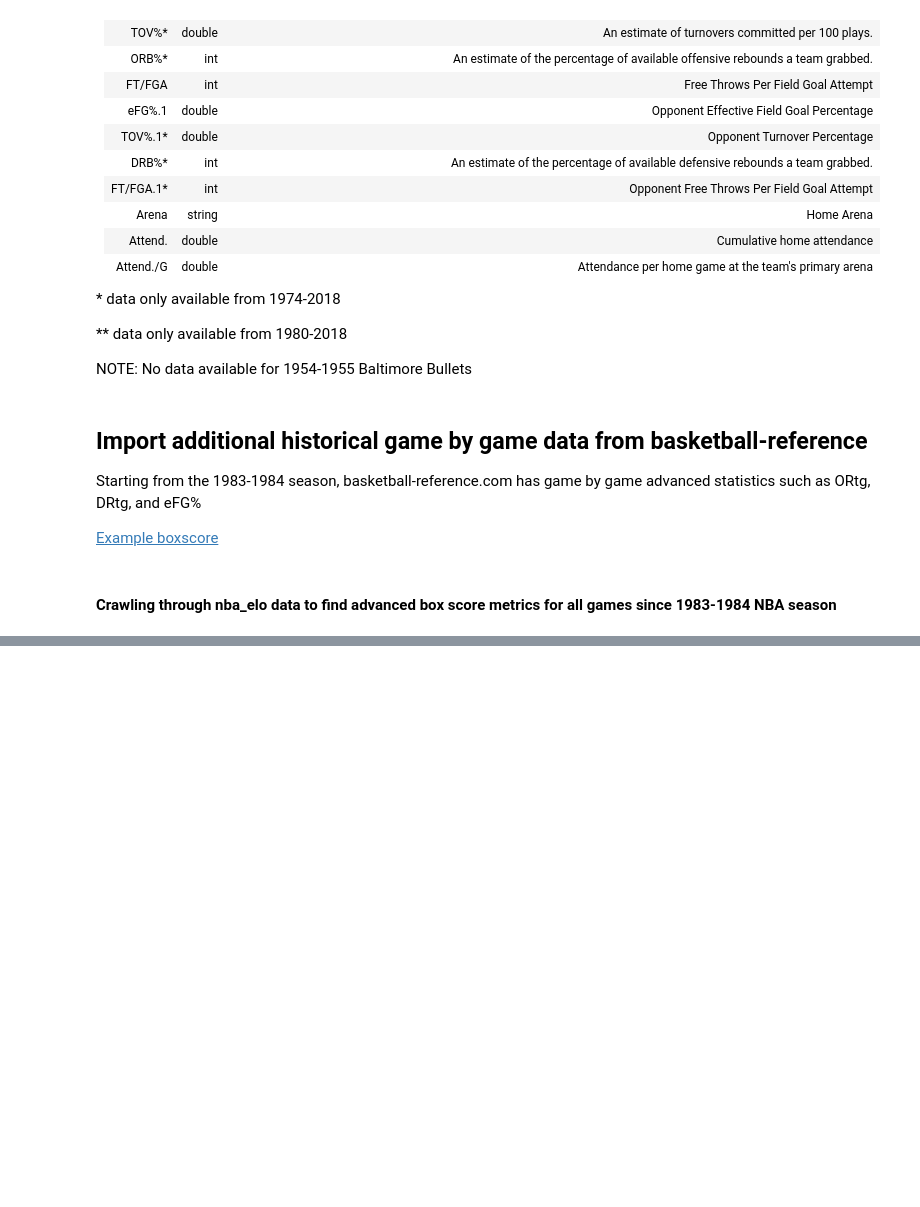
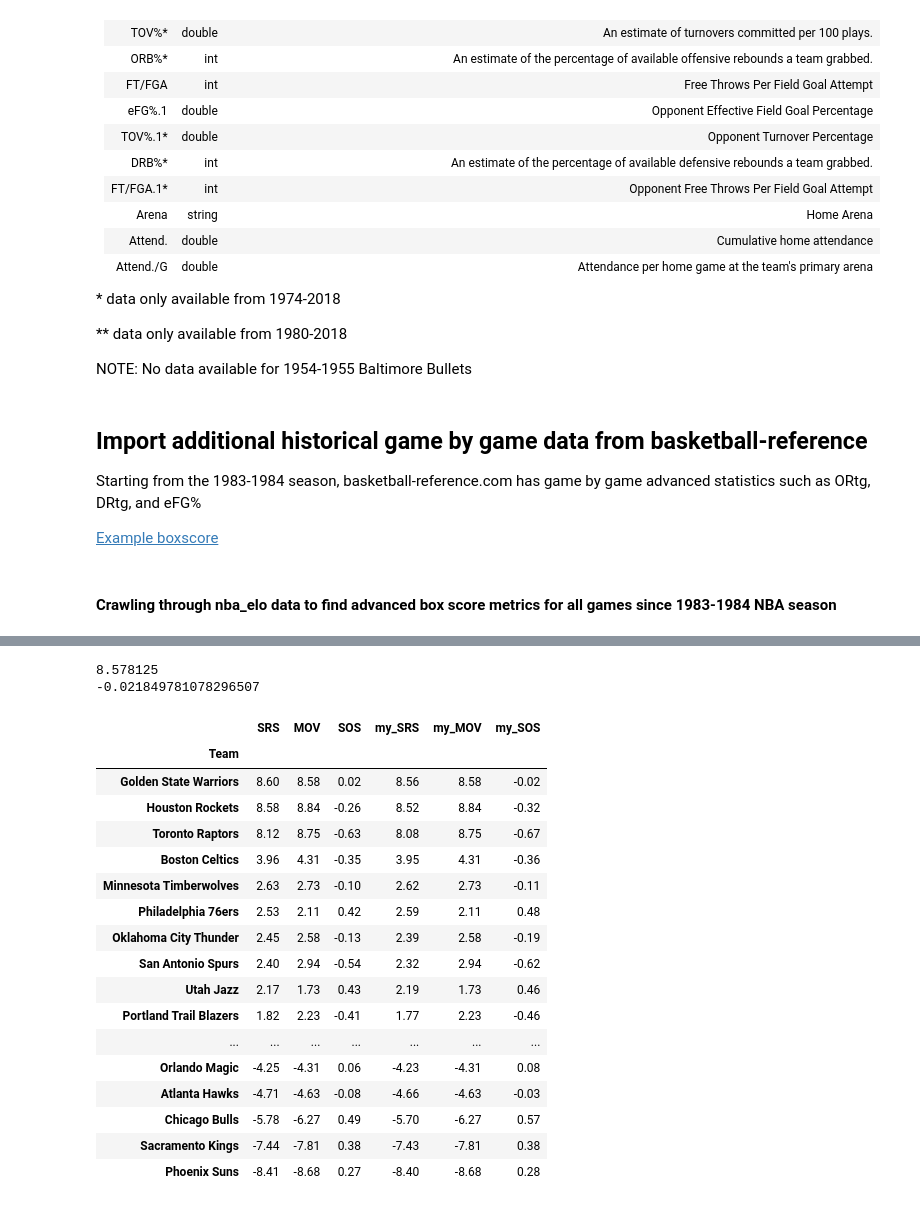
Before and after one commit to JKasakyan/nba-win-prob-model, a Jupyter notebook: Src/data_wrangle.ipynb, the cells around one changed output, grey strips where cells are left out. Saved outputs shown, nothing was run; the diff lists cells and outputs as text; code cells hidden in the pictures; blank space fills up the shorter version.

Commit message:
initial attempt to calculate rolling SRS

```diff
--- a/Src/data_wrangle.ipynb
+++ b/Src/data_wrangle.ipynb
@@ -211,0 +328,65 @@ for season_start_date, season_end_date in zip(season_start_dates, season_end_dat
+# %%
+def margin_for_team(abbrev, margins):
+    return sum(margins[abbrev]) / len(margins[abbrev])
+# %%
+def sos_for_team(abbrev, schedule, margins):
+    opp_movs = []
+    for abbrev, gp in schedule[abbrev].items():
+        opp_movs += [margin_for_team(abbrev, margins)] * gp
+    return sum(opp_movs) / len(opp_movs)
+# %%
+margins = {abbrev: [] for _, abbrev in nba_initials.items()}
+schedule = {abbrev: {} for _, abbrev in nba_initials.items()}
+for _, game in df_2018_season.iterrows():
+    home_team = game["team1"]
+    home_score = game["score1"]
+    away_team = game["team2"]
+    away_score = game["score2"]
+    # update rolling schedule for both teams
+    gp = schedule[home_team].get(away_team, None)
+    if gp is None:
+        schedule[home_team][away_team] = 1
+    else:
+        schedule[home_team][away_team] = gp + 1
+    gp = schedule[away_team].get(home_team, None)
+    if gp is None:
+        schedule[away_team][home_team] = 1
+    else:
+        schedule[away_team][home_team] = gp + 1
+    mov_home_team = home_score - away_score
+    mov_away_team = -mov_home_team
+    margins[home_team].append(mov_home_team)
+    margins[away_team].append(mov_away_team)
+print(margin_for_team("GSW", margins))
+print(sos_for_team("GSW", schedule, margins))
+# %% [output]
+8.578125
+-0.021849781078296507
+# %%
+df_2018_summary = df_1951_2018.loc[2018]
+df_2018_summary = df_2018_summary[:-1]
+df_2018_summary.index
+sos_lst, margin_lst = zip(*[(sos_for_team(nba_initials[name], schedule, margins), margin_for_team(nba_initials[name], margins)) for name in df_2018_summary.index])
+df_2018_summary["my_MOV"] = list(map(lambda x: round(x,2), margin_lst))
+df_2018_summary["my_SOS"] = list(map(lambda x: round(x,2), sos_lst))
+df_2018_summary["my_SRS"] = df_2018_summary["my_MOV"] + df_2018_summary["my_SOS"]
+df_2018_summary[['SRS','MOV', 'SOS', 'my_SRS', 'my_MOV', 'my_SOS']]
+# %% [output]
+|  | SRS | MOV | SOS | my_SRS | my_MOV | my_SOS |
+| Team |  |  |  |  |  |  |
+| Golden State Warriors | 8.60 | 8.58 | 0.02 | 8.56 | 8.58 | -0.02 |
+| Houston Rockets | 8.58 | 8.84 | -0.26 | 8.52 | 8.84 | -0.32 |
+| Toronto Raptors | 8.12 | 8.75 | -0.63 | 8.08 | 8.75 | -0.67 |
+| Boston Celtics | 3.96 | 4.31 | -0.35 | 3.95 | 4.31 | -0.36 |
+| Minnesota Timberwolves | 2.63 | 2.73 | -0.10 | 2.62 | 2.73 | -0.11 |
+| Philadelphia 76ers | 2.53 | 2.11 | 0.42 | 2.59 | 2.11 | 0.48 |
+| Oklahoma City Thunder | 2.45 | 2.58 | -0.13 | 2.39 | 2.58 | -0.19 |
+| San Antonio Spurs | 2.40 | 2.94 | -0.54 | 2.32 | 2.94 | -0.62 |
+| Utah Jazz | 2.17 | 1.73 | 0.43 | 2.19 | 1.73 | 0.46 |
+| Portland Trail Blazers | 1.82 | 2.23 | -0.41 | 1.77 | 2.23 | -0.46 |
+| ... | ... | ... | ... | ... | ... | ... |
+| Orlando Magic | -4.25 | -4.31 | 0.06 | -4.23 | -4.31 | 0.08 |
+| Atlanta Hawks | -4.71 | -4.63 | -0.08 | -4.66 | -4.63 | -0.03 |
+| Chicago Bulls | -5.78 | -6.27 | 0.49 | -5.70 | -6.27 | 0.57 |
+| Sacramento Kings | -7.44 | -7.81 | 0.38 | -7.43 | -7.81 | 0.38 |
+| Phoenix Suns | -8.41 | -8.68 | 0.27 | -8.40 | -8.68 | 0.28 |
```
Also changed, not shown: parts of 12 cells of this notebook.
